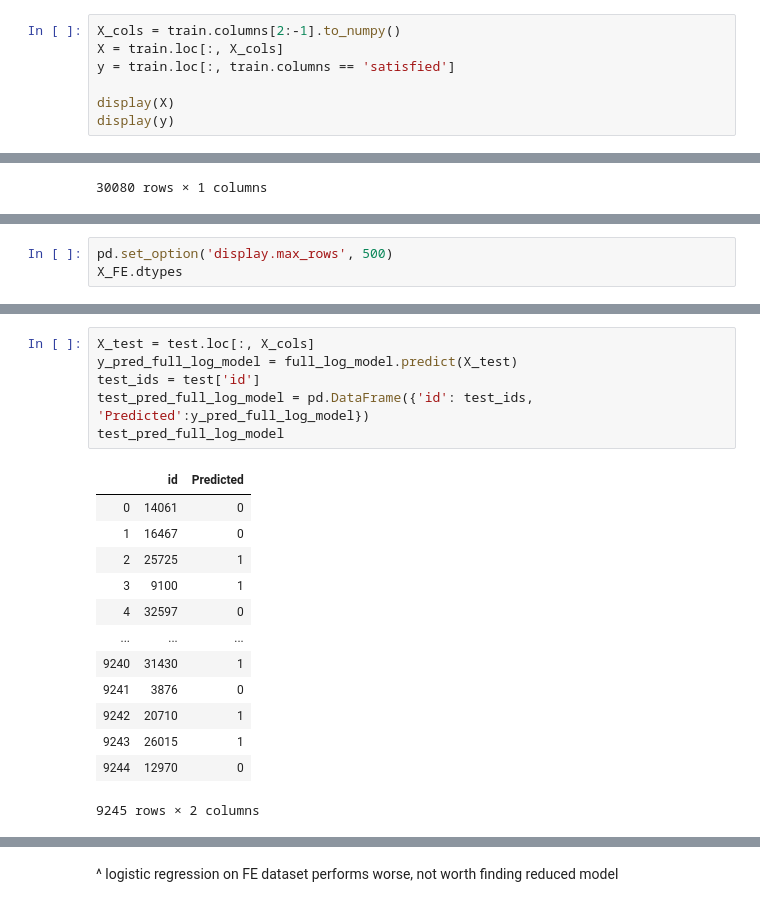
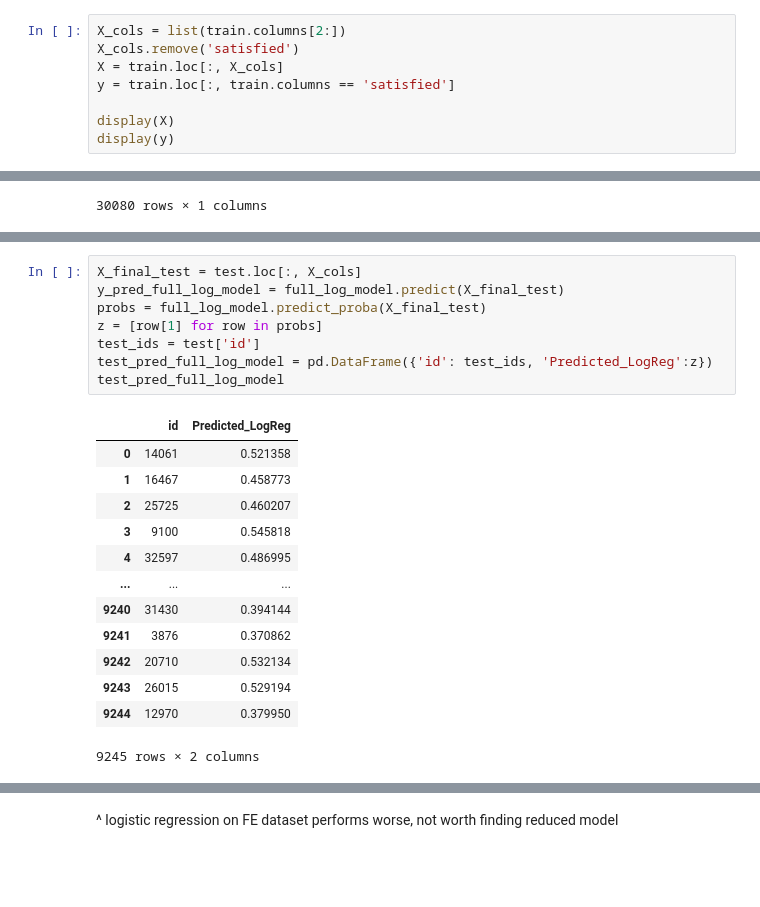
Before and after one commit to sabrina-tan/stat441-W20-project, a Jupyter notebook: 04-modeling/logistic_regression.ipynb, the cells around one changed output, grey strips where cells are left out. Drawn from its saved outputs; the diff is of its cells as text; blank space fills up the shorter version.

Commit message:
logistic regression predictions with no rounding

```diff
--- a/04-modeling/logistic_regression.ipynb
+++ b/04-modeling/logistic_regression.ipynb
@@ -93,7 +54,8 @@ print("percentage of satisfied is", (len(train[train['satisfied']==1]) / train.s
 percentage of not satisfied is 48.05186170212766
 percentage of satisfied is 51.94813829787234
 # %%
-X_cols = train.columns[2:-1].to_numpy()
+X_cols = list(train.columns[2:])
+X_cols.remove('satisfied')
 X = train.loc[:, X_cols]
 y = train.loc[:, train.columns == 'satisfied']
 
@@ -173,3 +121,0 @@ start_interview_season_WI  23.4636                  nan      nan    nan
-# %%
-pd.set_option('display.max_rows', 500)
-X_FE.dtypes
@@ -203,20 +155,22 @@ LogisticRegression(C=1.0, class_weight=None, dual=False, fit_intercept=True,
 # %%
-X_test = test.loc[:, X_cols]
-y_pred_full_log_model = full_log_model.predict(X_test)
+X_final_test = test.loc[:, X_cols]
+y_pred_full_log_model = full_log_model.predict(X_final_test)
+probs = full_log_model.predict_proba(X_final_test)
+z = [row[1] for row in probs]
 test_ids = test['id']
-test_pred_full_log_model = pd.DataFrame({'id': test_ids, 'Predicted':y_pred_full_log_model})
+test_pred_full_log_model = pd.DataFrame({'id': test_ids, 'Predicted_LogReg':z})
 test_pred_full_log_model
 # %% [output]
-|  | id | Predicted |
-| 0 | 14061 | 0 |
-| 1 | 16467 | 0 |
-| 2 | 25725 | 1 |
-| 3 | 9100 | 1 |
-| 4 | 32597 | 0 |
+|  | id | Predicted_LogReg |
+| 0 | 14061 | 0.521358 |
+| 1 | 16467 | 0.458773 |
+| 2 | 25725 | 0.460207 |
+| 3 | 9100 | 0.545818 |
+| 4 | 32597 | 0.486995 |
 | ... | ... | ... |
-| 9240 | 31430 | 1 |
-| 9241 | 3876 | 0 |
-| 9242 | 20710 | 1 |
-| 9243 | 26015 | 1 |
-| 9244 | 12970 | 0 |
+| 9240 | 31430 | 0.394144 |
+| 9241 | 3876 | 0.370862 |
+| 9242 | 20710 | 0.532134 |
+| 9243 | 26015 | 0.529194 |
+| 9244 | 12970 | 0.379950 |
 9245 rows × 2 columns
```
Also changed, not shown: parts of 18 cells of this notebook, 2 other files.
